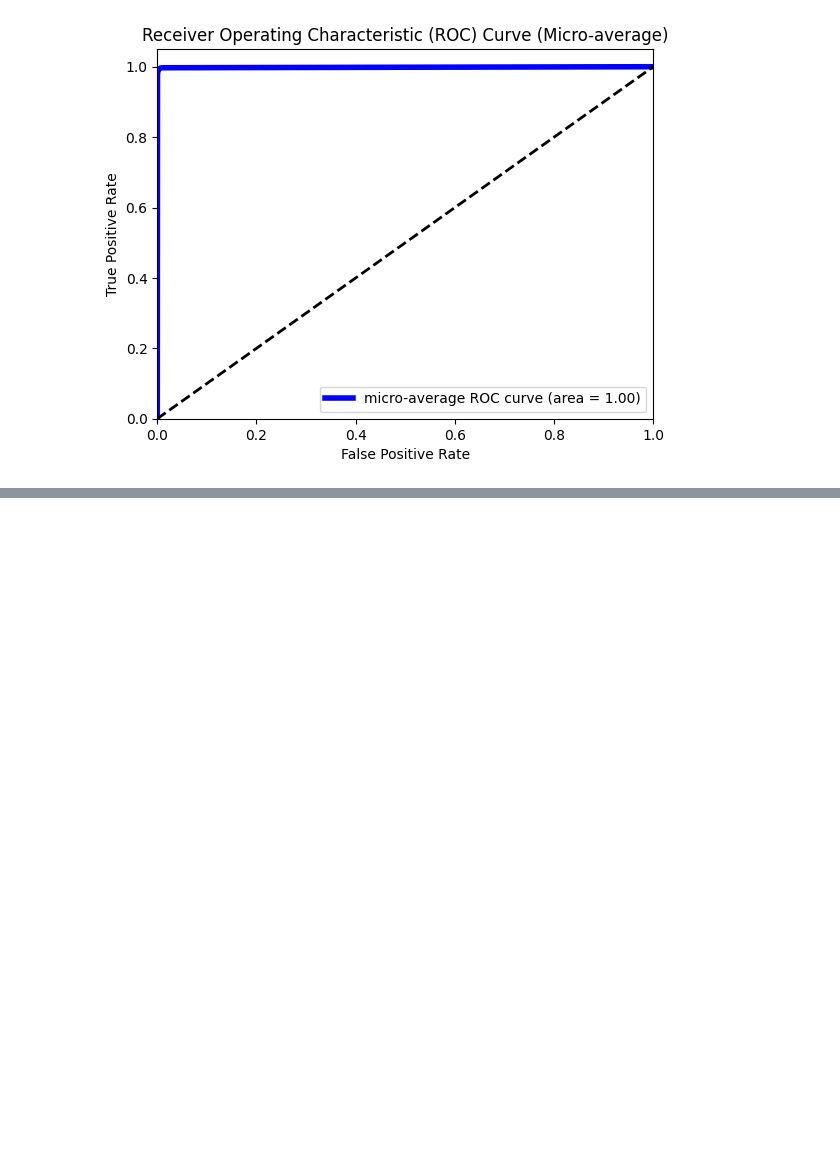
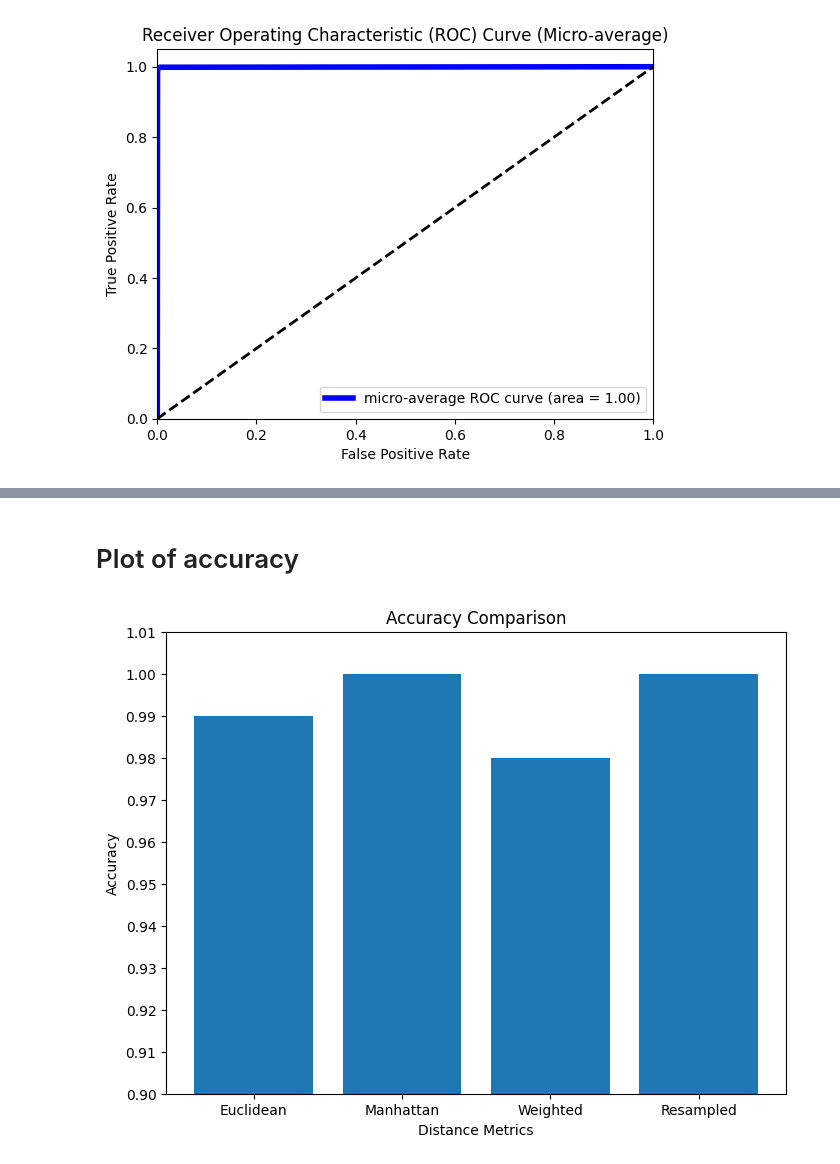
Before and after one commit to tinaghimire/data-mining, a Jupyter notebook: Lab-4_KNN/Room_occupancy.ipynb, the cells around one changed output, grey strips where cells are left out. Saved outputs shown, nothing was run; the diff lists cells and outputs as text; code cells hidden in the pictures; blank space fills up the shorter version.

```diff
--- a/Lab-4_KNN/Room_occupancy.ipynb
+++ b/Lab-4_KNN/Room_occupancy.ipynb
@@ -529,0 +751,16 @@ plt.show()
+# %% [markdown]
+# Plot of accuracy
+# %%
+labels = ['Euclidean', 'Manhattan', 'Weighted', 'Resampled']
+accuracies = [0.99, 1.00, 0.98, 1.00]
+
+plt.figure(figsize=(8, 6))
+plt.bar(labels, accuracies)
+plt.xlabel('Distance Metrics')
+plt.ylabel('Accuracy')
+plt.title('Accuracy Comparison')
+plt.ylim(0.90, 1.01)  # Adjusting y-axis limits for better visualization
+plt.yticks(np.arange(0.90, 1.02, 0.01))  # Setting y-ticks with a specific range and step
+plt.show()
+# %% [output]
+[figure, added]
```
Also changed, not shown: parts of 35 cells of this notebook.
